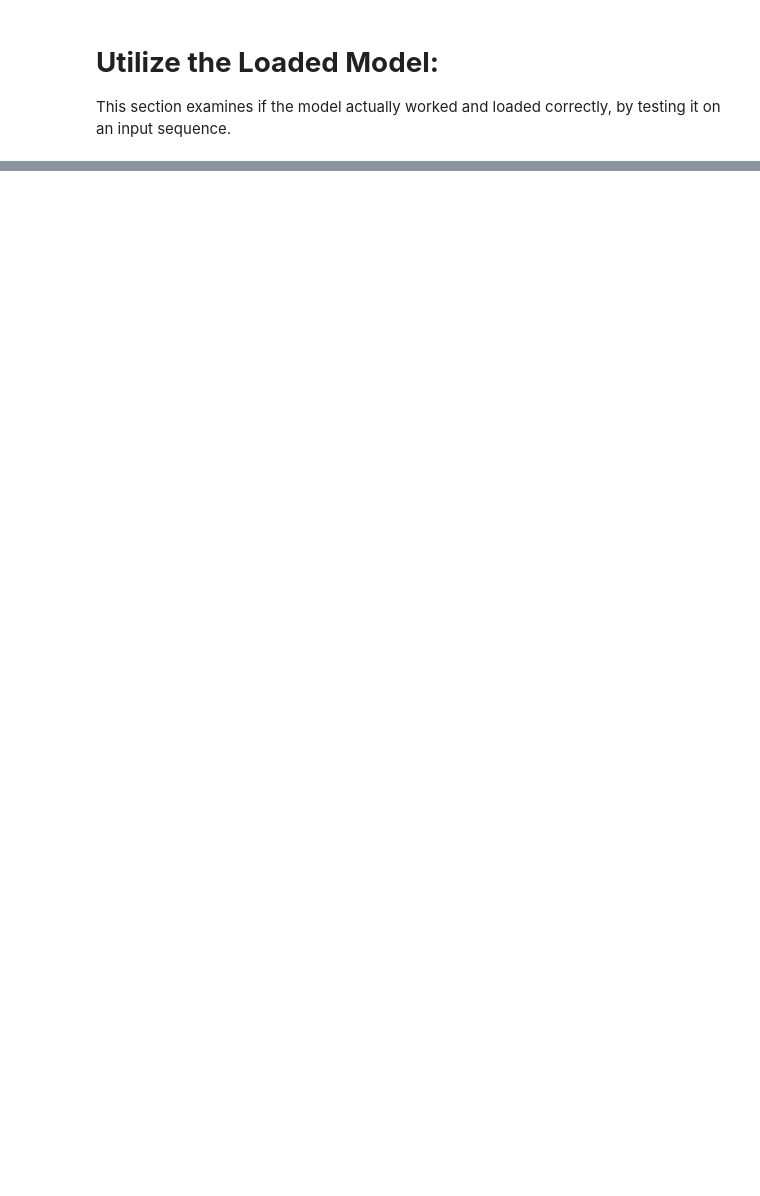
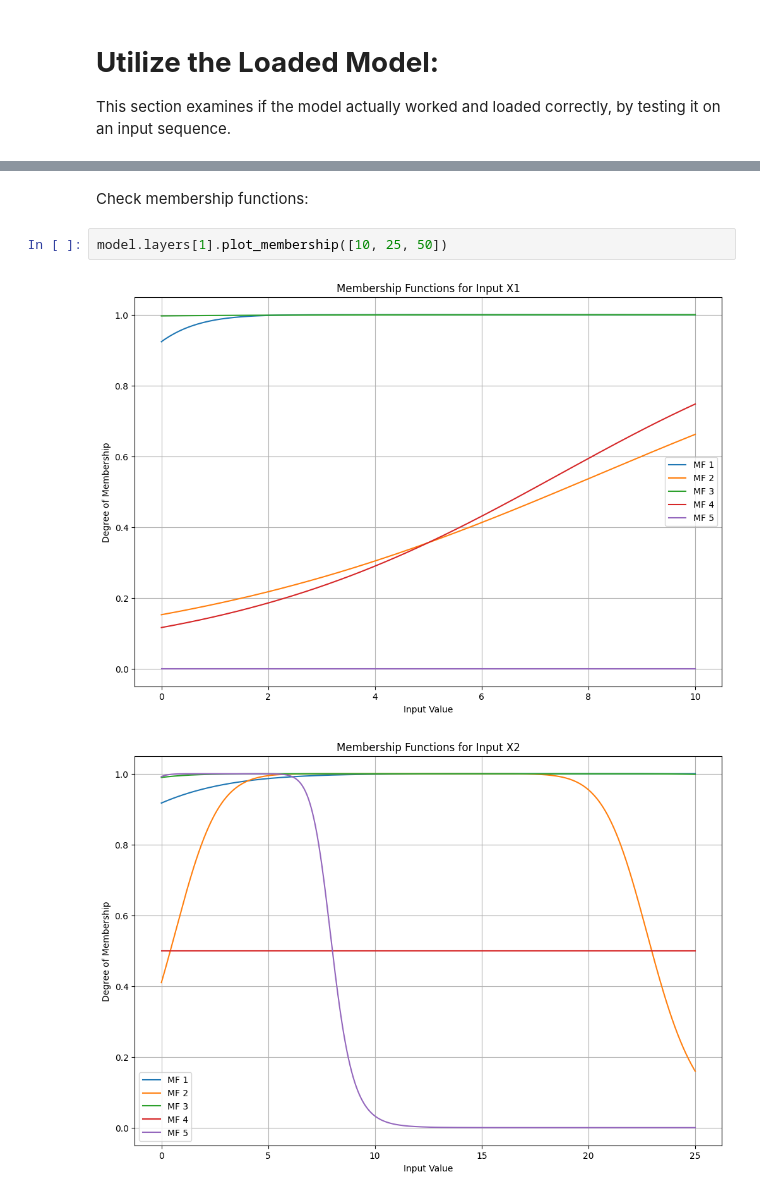
Before and after one commit to MattTidd/Inference-Systems, a Jupyter notebook: Python_Design/ANFIS_Design/ANFIS_Model_Deployment/ANFIS_Deployment_Test.ipynb, the cells around one changed output, grey strips where cells are left out. Saved outputs shown, nothing was run; the diff lists cells and outputs as text; blank space fills up the shorter version.

Commit message:
added plotting of mfs to visualize decision making for trained model

```diff
--- a/Python_Design/ANFIS_Design/ANFIS_Model_Deployment/ANFIS_Deployment_Test.ipynb
+++ b/Python_Design/ANFIS_Design/ANFIS_Model_Deployment/ANFIS_Deployment_Test.ipynb
@@ -65,0 +67,7 @@ predicted suitability is: [[9.099974]]
+# %% [markdown]
+Check membership functions:
+# %%
+model.layers[1].plot_membership([10, 25, 50])
+# %% [output]
+[figure, added]
+[figure, added]
```
Also changed, not shown: parts of 3 cells of this notebook.
